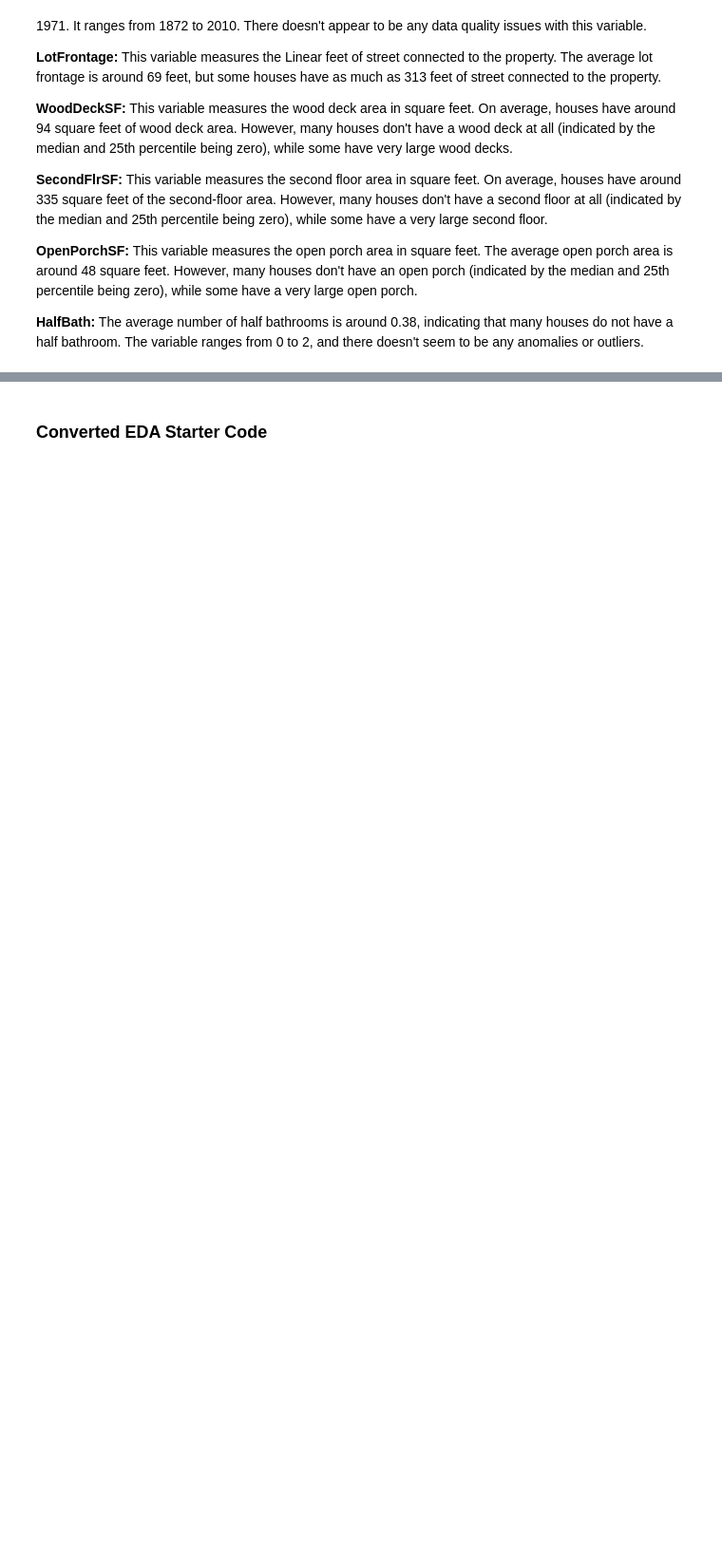
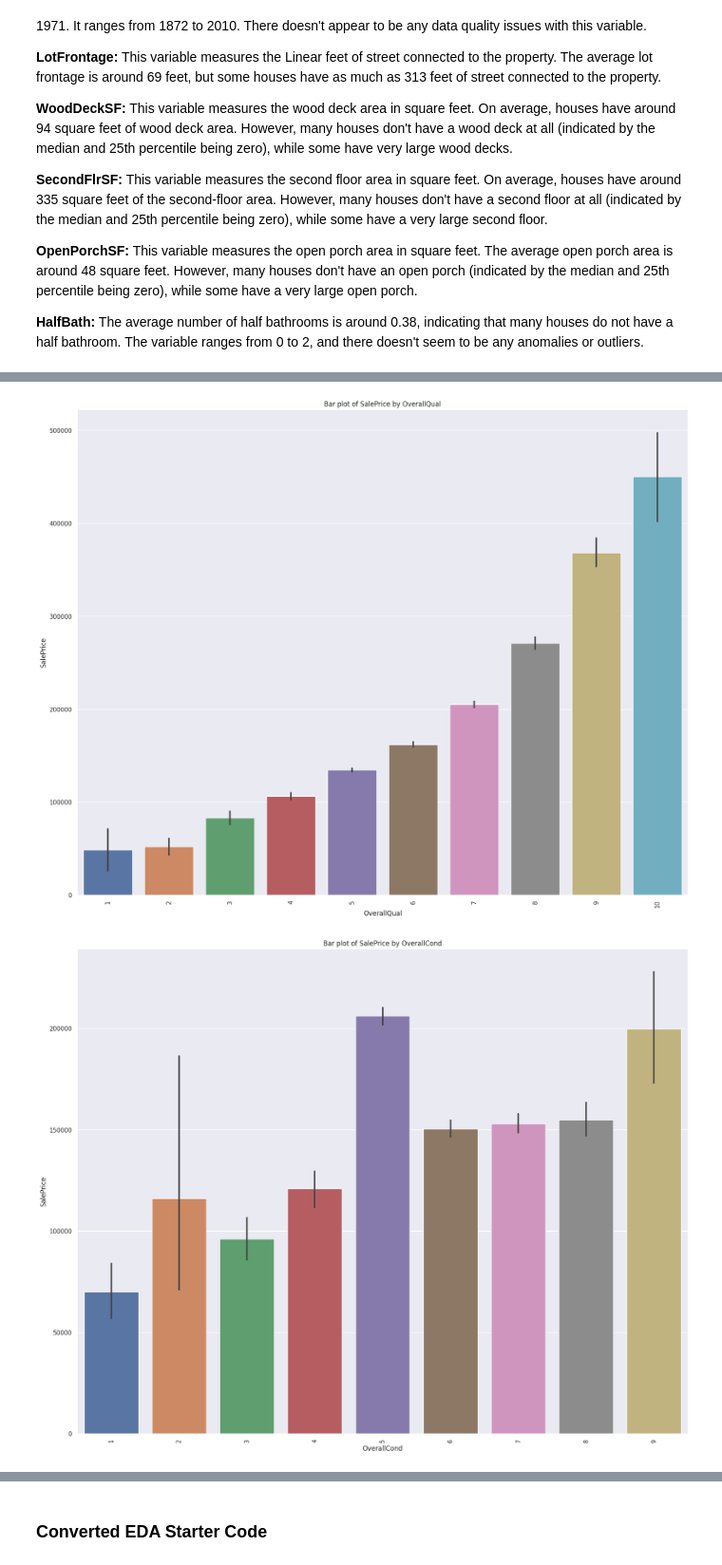
Before and after one commit to MichaelRocchio/msds_410, a Jupyter notebook: Assignment_1/rocchio_assign1.ipynb, the cells around one changed output, grey strips where cells are left out. Shown at 95% size. Saved outputs shown, nothing was run; the diff lists cells and outputs as text; code cells hidden in the pictures; blank space fills up the shorter version.

```diff
--- a/Assignment_1/rocchio_assign1.ipynb
+++ b/Assignment_1/rocchio_assign1.ipynb
@@ -315,0 +315,5 @@ ValueError: could not convert string to float: 'None'
+# %%
+### Everything looks right to me but the year built has one odd value. I am going to fill it with the median.
+
+df['GarageYrBlt']=df['GarageYrBlt'].replace(df['GarageYrBlt'].max(), df['GarageYrBlt'].median())
+df['GarageYrBlt'].describe()
@@ -315,0 +363,17 @@ ValueError: could not convert string to float: 'None'
+# %%
+import matplotlib.pyplot as plt
+import seaborn as sns
+
+categorical_vars = ['OverallQual', 'OverallCond', 'BsmtFullBath', 'GarageCars', 'YearBuilt']
+
+for var in categorical_vars:
+    plt.figure(figsize=(20, 16))
+    sns.barplot(x=var, y='SalePrice', data=df)
+    plt.title(f'Bar plot of SalePrice by {var}')
+    plt.ylabel('SalePrice')
+    plt.xlabel(var)
+    plt.xticks(rotation=90)
+    plt.show()
+# %% [output]
+[figure, added]
+[figure, added]
```
Also changed, not shown: parts of 7 cells of this notebook.
